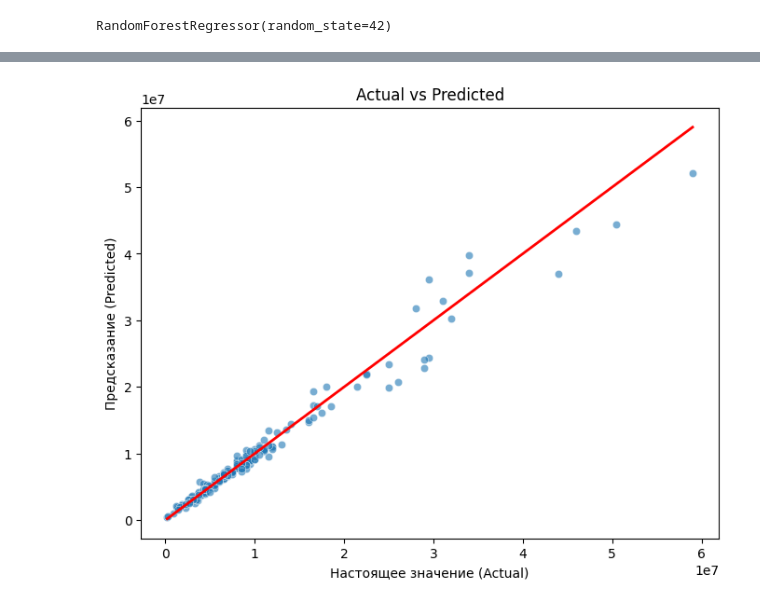
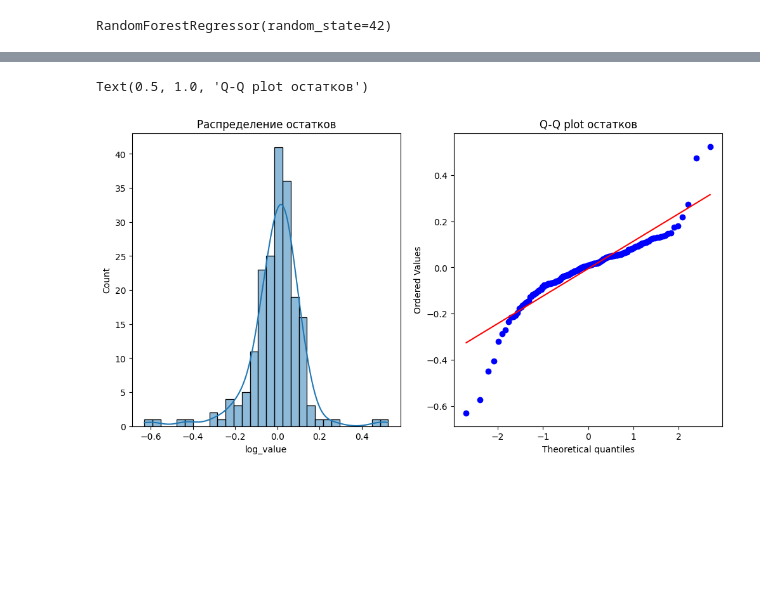
Before and after one commit to Mirsaid2005/MLAnalyze, a Jupyter notebook: project.ipynb, the cells around one changed output, grey strips where cells are left out. Saved outputs shown, nothing was run; the diff lists cells and outputs as text; code cells hidden in the pictures; blank space fills up the shorter version.

```diff
--- a/project.ipynb
+++ b/project.ipynb
@@ -22,6 +25,6 @@ data_clean = data[features + [target]].dropna()
 # %%
-X = pd.get_dummies(data_clean[features])
-y = data_clean[target]
+X = data_clean[features]
+y = data_clean['log_value']
 # %%
 X_train, X_test, y_train, y_test = train_test_split(X, y, test_size=0.2, random_state=42)
 # %%
@@ -29,6 +32,10 @@ model = RandomForestRegressor(n_estimators=100, random_state=42)
 model.fit(X_train, y_train)
 # %% [output]
 RandomForestRegressor(random_state=42)
+# %%
+y_pred_log = model.predict(X_test)
+y_pred = np.expm1(y_pred_log)
+y_true = np.expm1(y_test)
 # %%
 y_pred = model.predict(X_test)
 # %%
@@ -42,11 +49,15 @@ R²: 0.9692901733416693
-# %%
-plt.figure(figsize=(8, 6))
-sns.scatterplot(x=y_test, y=y_pred, alpha=0.6)
-plt.xlabel("Настоящее значение (Actual)")
-plt.ylabel("Предсказание (Predicted)")
-plt.title("Actual vs Predicted")
-plt.plot([y_test.min(), y_test.max()], [y_test.min(), y_test.max()], color="red", lw=2)
-plt.show()
-# %% [output]
-[figure, removed]
+# %%
+residuals = y_test - y_pred_log
+
+plt.figure(figsize=(12, 6))
+plt.subplot(1, 2, 1)
+sns.histplot(residuals, kde=True)
+plt.title("Распределение остатков")
+
+plt.subplot(1, 2, 2)
+stats.probplot(residuals, plot=plt)
+plt.title("Q-Q plot остатков")
+# %% [output]
+Text(0.5, 1.0, 'Q-Q plot остатков')
+[figure, added]
 # %%
```
Also changed, not shown: parts of 9 cells of this notebook.
